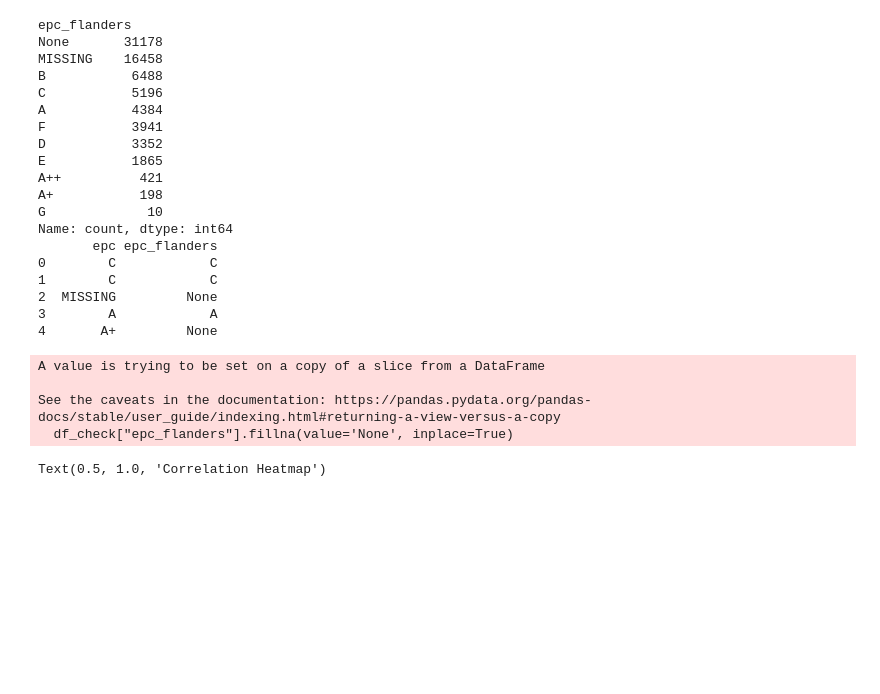
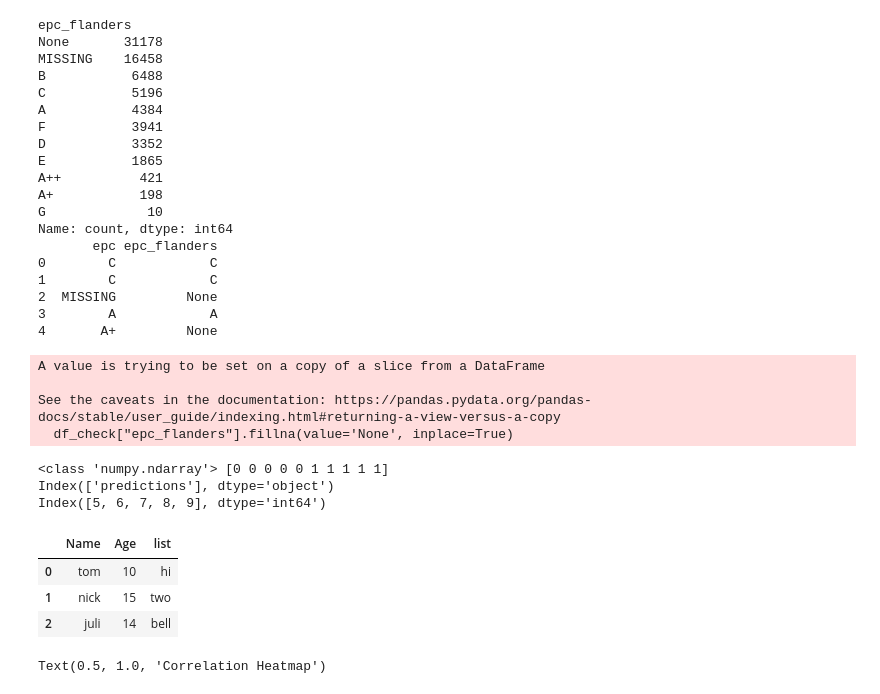
Before and after one commit to jduffy93/immo-eliza-ml, a Jupyter notebook: analysis.ipynb, the cells around one changed output. Saved outputs shown, nothing was run; the diff lists cells and outputs as text; code cells hidden in the pictures; blank space fills up the shorter version.

```diff
--- a/analysis.ipynb
+++ b/analysis.ipynb
@@ -367,6 +371,39 @@ A value is trying to be set on a copy of a slice from a DataFrame
 
 See the caveats in the documentation: https://pandas.pydata.org/pandas-docs/stable/user_guide/indexing.html#returning-a-view-versus-a-copy
   df_check["epc_flanders"].fillna(value='None', inplace=True)
+# %%
+list1 = [0 for i in range(5)]
+list2 = [1 for i in range(5)]
+list3 = [3 for i in range(10)]
+arr1 = np.array(list1)
+arr2 = np.array(list2)
+list_arrays = [arr1, arr2]
+arr = np.append(list_arrays[0], list_arrays[1])
+print(type(arr), arr)
+
+check = pd.DataFrame(arr, columns=['predictions'])
+print(check.columns)
+check["indices"] = list3
+#check = check.reset_index()
+print(check[check['predictions'] == 1].index)
+# %% [output]
+<class 'numpy.ndarray'> [0 0 0 0 0 1 1 1 1 1]
+Index(['predictions'], dtype='object')
+Index([5, 6, 7, 8, 9], dtype='int64')
+# %%
+data = [['tom', 10], ['nick', 15], ['juli', 14]]
+
+# Create the pandas DataFrame
+check = pd.DataFrame(data, columns=['Name', 'Age'])
+list = ["hi", "two", "bell"]
+check["list"] = list
+# %%
+check
+# %% [output]
+|  | Name | Age | list |
+| 0 | tom | 10 | hi |
+| 1 | nick | 15 | two |
+| 2 | juli | 14 | bell |
 # %%
 plt.figure(figsize=(25, 18))
 
```
Also changed, not shown: parts of 1 cell of this notebook, 4 other files.
